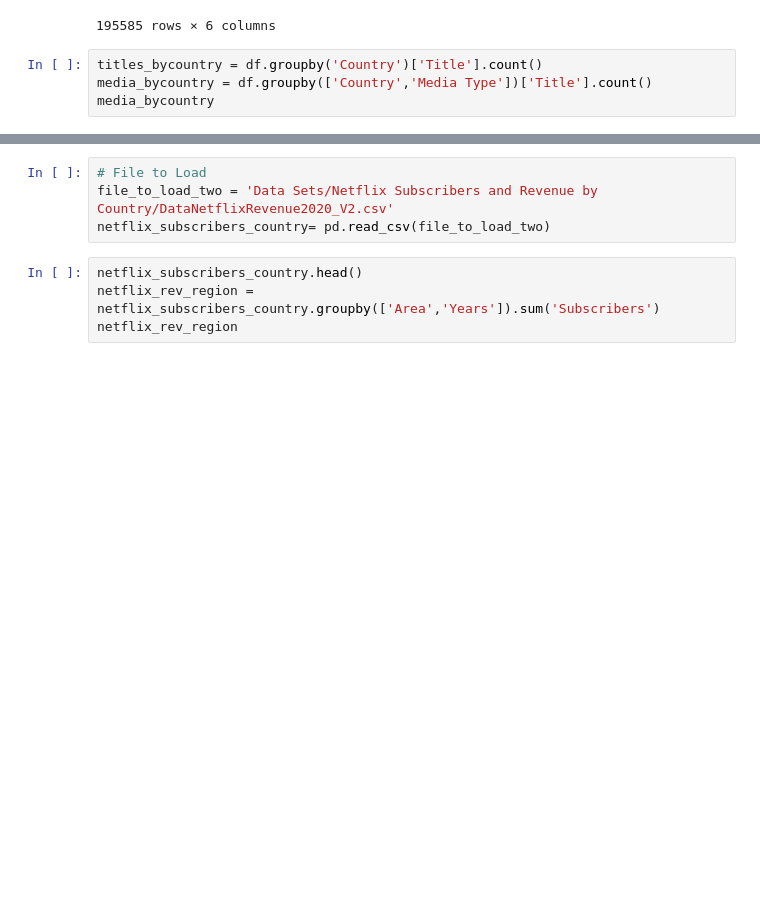
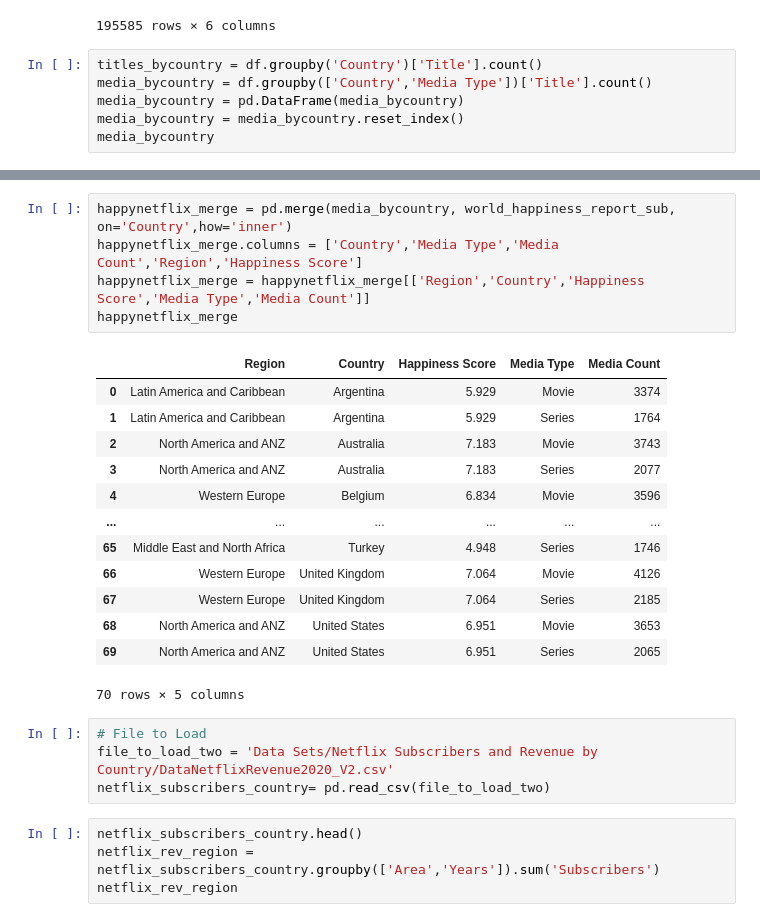
Before and after one commit to adamholcomb/Python-Media-Happiness-Analysis, a Jupyter notebook: HappinessIndex-DR.ipynb, the cells around one changed output, grey strips where cells are left out. Saved outputs shown, nothing was run; the diff lists cells and outputs as text; blank space fills up the shorter version.

Commit message:
merged happiness index with netflix availability

```diff
--- a/HappinessIndex-DR.ipynb
+++ b/HappinessIndex-DR.ipynb
@@ -39,5 +39,7 @@ df
 # %%
 titles_bycountry = df.groupby('Country')['Title'].count()
 media_bycountry = df.groupby(['Country','Media Type'])['Title'].count()
+media_bycountry = pd.DataFrame(media_bycountry)
+media_bycountry = media_bycountry.reset_index()
 media_bycountry
 # %% [output]
@@ -57,3 +59,22 @@ Name: Title, Length: 72, dtype: int64
+# %%
+happynetflix_merge = pd.merge(media_bycountry, world_happiness_report_sub, on='Country',how='inner')
+happynetflix_merge.columns = ['Country','Media Type','Media Count','Region','Happiness Score']
+happynetflix_merge = happynetflix_merge[['Region','Country','Happiness Score','Media Type','Media Count']]
+happynetflix_merge
+# %% [output]
+|  | Region | Country | Happiness Score | Media Type | Media Count |
+| 0 | Latin America and Caribbean | Argentina | 5.929 | Movie | 3374 |
+| 1 | Latin America and Caribbean | Argentina | 5.929 | Series | 1764 |
+| 2 | North America and ANZ | Australia | 7.183 | Movie | 3743 |
+| 3 | North America and ANZ | Australia | 7.183 | Series | 2077 |
+| 4 | Western Europe | Belgium | 6.834 | Movie | 3596 |
+| ... | ... | ... | ... | ... | ... |
+| 65 | Middle East and North Africa | Turkey | 4.948 | Series | 1746 |
+| 66 | Western Europe | United Kingdom | 7.064 | Movie | 4126 |
+| 67 | Western Europe | United Kingdom | 7.064 | Series | 2185 |
+| 68 | North America and ANZ | United States | 6.951 | Movie | 3653 |
+| 69 | North America and ANZ | United States | 6.951 | Series | 2065 |
+70 rows × 5 columns
 # %%
 # File to Load
 file_to_load_two = 'Data Sets/Netflix Subscribers and Revenue by Country/DataNetflixRevenue2020_V2.csv'
```
Also changed, not shown: parts of 2 cells of this notebook.
